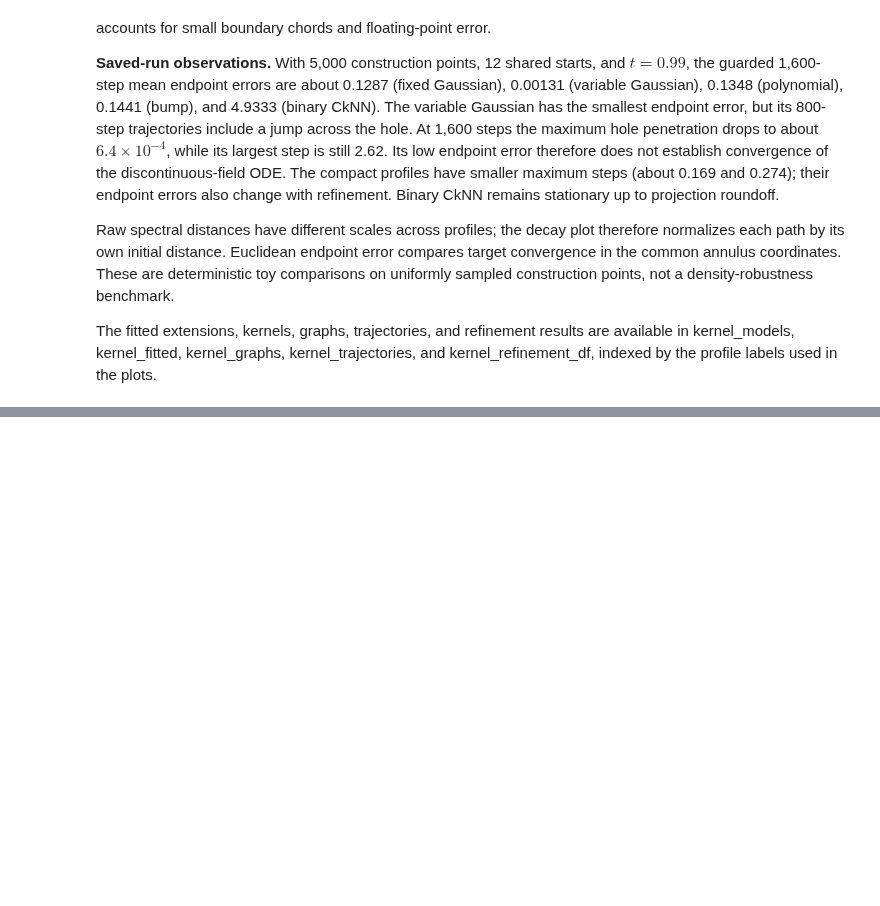
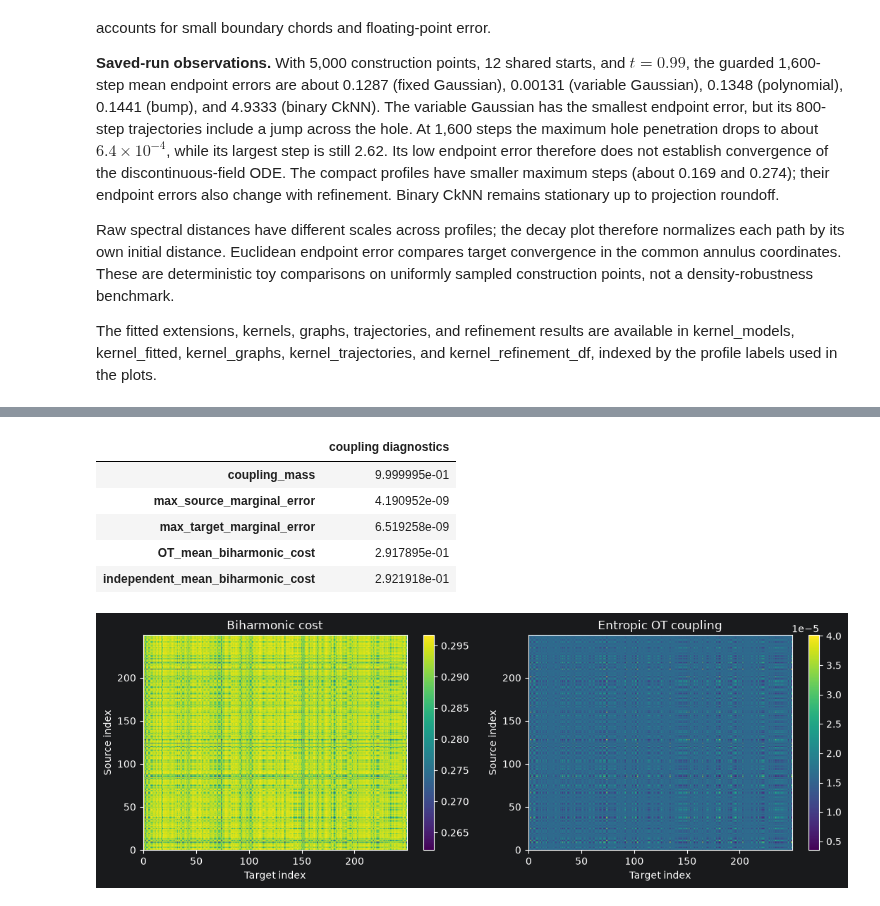
Before and after one commit to markuslaengst/CellFlow, a Jupyter notebook: docs/notebooks/riemannian_toy_example.ipynb, the cells around one changed output, grey strips where cells are left out. Saved outputs shown, nothing was run; the diff lists cells and outputs as text; code cells hidden in the pictures; blank space fills up the shorter version.

```diff
--- a/docs/notebooks/riemannian_toy_example.ipynb
+++ b/docs/notebooks/riemannian_toy_example.ipynb
@@ -807,0 +871,52 @@ The fitted extensions, kernels, graphs, trajectories, and refinement results are
+# %%
+# Full-cloud diagnostic; training recomputes the coupling for each sampled batch.
+rfm_source_embedding = np.asarray(rfm_embed(jnp.asarray(rfm_source)))
+rfm_target_embedding = np.asarray(rfm_embed(jnp.asarray(rfm_target)))
+rfm_cost_matrix = cdist(rfm_source_embedding, rfm_target_embedding)
+rfm_coupling = np.asarray(rfm_match_jit(rfm_source, rfm_target))
+
+assert rfm_coupling.shape == (len(rfm_source), len(rfm_target))
+assert np.all(np.isfinite(rfm_coupling)) and np.all(rfm_coupling >= 0)
+np.testing.assert_allclose(rfm_coupling.sum(axis=1), 1 / len(rfm_source), atol=5e-5)
+np.testing.assert_allclose(rfm_coupling.sum(axis=0), 1 / len(rfm_target), atol=5e-5)
+
+# Check that the OT cost agrees with the distance used by RFM.
+rfm_check_distances = np.asarray(jax.jit(
+    rfm_nystroem.distance_grad_and_norm_batch
+)(jnp.asarray(rfm_source[:8]), jnp.asarray(rfm_target[:8]))[0])
+np.testing.assert_allclose(
+    np.diag(rfm_cost_matrix[:8, :8]), rfm_check_distances, rtol=1e-5, atol=1e-6
+)
+# A reordered, rectangular batch also works without global point indices.
+rfm_rectangular_coupling = np.asarray(
+    rfm_match_jit(rfm_source[7:0:-1], rfm_target[2:11])
+)
+assert rfm_rectangular_coupling.shape == (7, 9)
+assert np.all(np.isfinite(rfm_rectangular_coupling))
+
+display(pd.DataFrame({
+    "coupling_mass": rfm_coupling.sum(),
+    "max_source_marginal_error": np.max(np.abs(rfm_coupling.sum(axis=1) - 1 / len(rfm_source))),
+    "max_target_marginal_error": np.max(np.abs(rfm_coupling.sum(axis=0) - 1 / len(rfm_target))),
+    "OT_mean_biharmonic_cost": np.sum(rfm_coupling * rfm_cost_matrix),
+    "independent_mean_biharmonic_cost": rfm_cost_matrix.mean(),
+}, index=["coupling diagnostics"]).T)
+
+fig, axes = plt.subplots(1, 2, figsize=(11, 4))
+for ax, values, title in [
+    (axes[0], rfm_cost_matrix, "Biharmonic cost"),
+    (axes[1], rfm_coupling, "Entropic OT coupling"),
+]:
+    image = ax.imshow(values, aspect="auto", origin="lower")
+    ax.set(xlabel="Target index", ylabel="Source index", title=title)
+    fig.colorbar(image, ax=ax)
+plt.tight_layout()
+plt.show()
+# %% [output]
+|  | coupling diagnostics |
+| coupling_mass | 9.999995e-01 |
+| max_source_marginal_error | 4.190952e-09 |
+| max_target_marginal_error | 6.519258e-09 |
+| OT_mean_biharmonic_cost | 2.917895e-01 |
+| independent_mean_biharmonic_cost | 2.921918e-01 |
+[figure, added]
```
Also changed, not shown: parts of 15 cells of this notebook.
